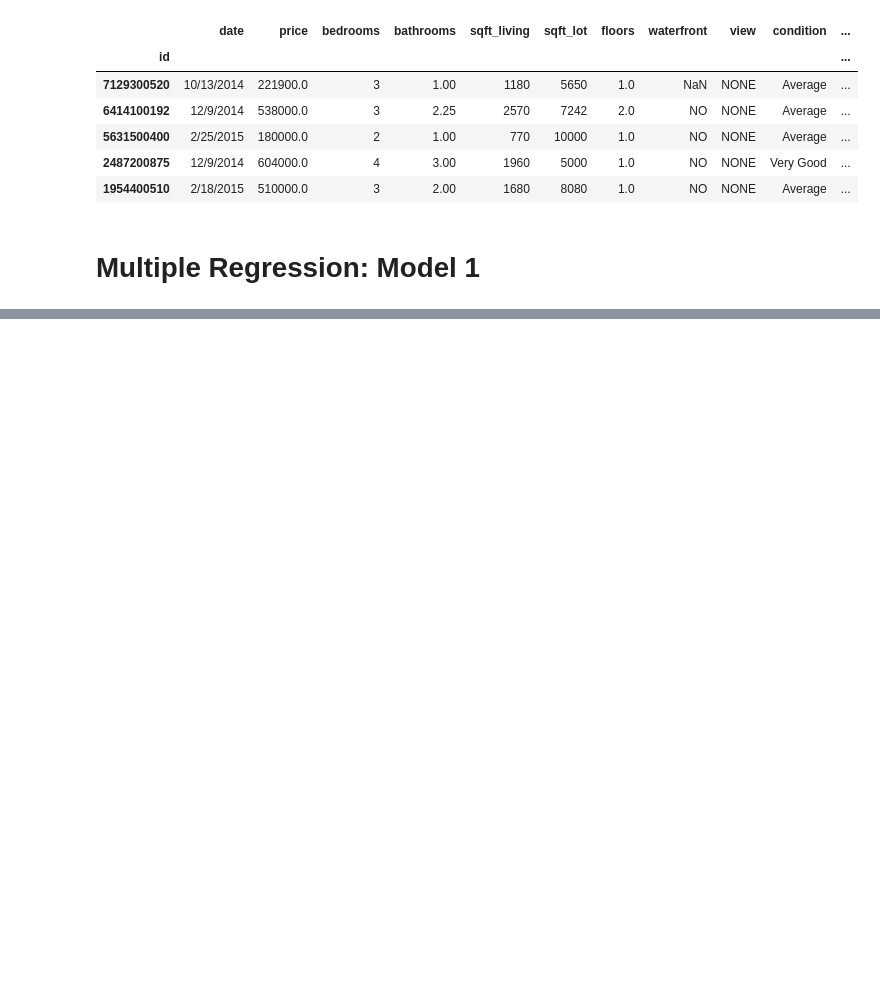
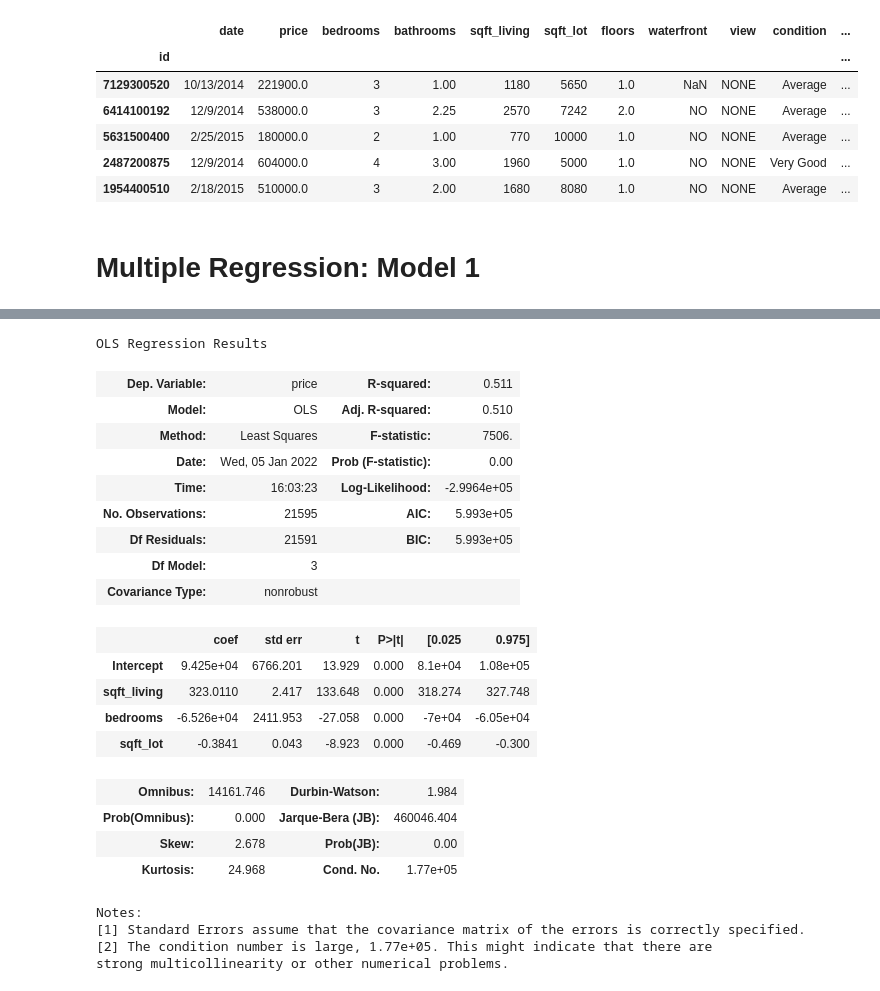
Before and after one commit to namitarana1/KingCounty-Housing, a Jupyter notebook: Real_Estate_Analysis.ipynb, the cells around one changed output, grey strips where cells are left out. Saved outputs shown, nothing was run; the diff lists cells and outputs as text; code cells hidden in the pictures; blank space fills up the shorter version.

```diff
--- a/Real_Estate_Analysis.ipynb
+++ b/Real_Estate_Analysis.ipynb
@@ -226,0 +229,4 @@ price_median
+# %%
+#Will be used for sqft_lot, sqft_living, and bedrooms
+#dropped the bathrooms column sinc ethe r2 will be effected by the bathroom values, which will be shown in the model regression #1 below
+df_explore2 = df.drop(['bathrooms', 'floors','waterfront', 'view', 'condition', 'grade', 'sqft_above', 'yr_built', 'sqft_basement','yr_renovated', 'zipcode', 'lat','long','sqft_living15','sqft_lot15'],axis=1)
@@ -391,0 +422,29 @@ strong multicollinearity or other numerical problems.
+# %%
+simple_formula='price ~ sqft_living + bedrooms + sqft_lot'
+simple_model = ols(simple_formula, df_explore2).fit()
+simple_model_summ = simple_model.summary()
+simple_model_summ
+# %% [output]
+OLS Regression Results
+| Dep. Variable: | price | R-squared: | 0.511 |
+| Model: | OLS | Adj. R-squared: | 0.510 |
+| Method: | Least Squares | F-statistic: | 7506. |
+| Date: | Wed, 05 Jan 2022 | Prob (F-statistic): | 0.00 |
+| Time: | 16:03:23 | Log-Likelihood: | -2.9964e+05 |
+| No. Observations: | 21595 | AIC: | 5.993e+05 |
+| Df Residuals: | 21591 | BIC: | 5.993e+05 |
+| Df Model: | 3 |  |  |
+| Covariance Type: | nonrobust |  |  |
+|  | coef | std err | t | P>|t| | [0.025 | 0.975] |
+| Intercept | 9.425e+04 | 6766.201 | 13.929 | 0.000 | 8.1e+04 | 1.08e+05 |
+| sqft_living | 323.0110 | 2.417 | 133.648 | 0.000 | 318.274 | 327.748 |
+| bedrooms | -6.526e+04 | 2411.953 | -27.058 | 0.000 | -7e+04 | -6.05e+04 |
+| sqft_lot | -0.3841 | 0.043 | -8.923 | 0.000 | -0.469 | -0.300 |
+| Omnibus: | 14161.746 | Durbin-Watson: | 1.984 |
+| Prob(Omnibus): | 0.000 | Jarque-Bera (JB): | 460046.404 |
+| Skew: | 2.678 | Prob(JB): | 0.00 |
+| Kurtosis: | 24.968 | Cond. No. | 1.77e+05 |
+Notes:
+[1] Standard Errors assume that the covariance matrix of the errors is correctly specified.
+[2] The condition number is large, 1.77e+05. This might indicate that there are
+strong multicollinearity or other numerical problems.
```
Also changed, not shown: parts of 22 cells of this notebook.
